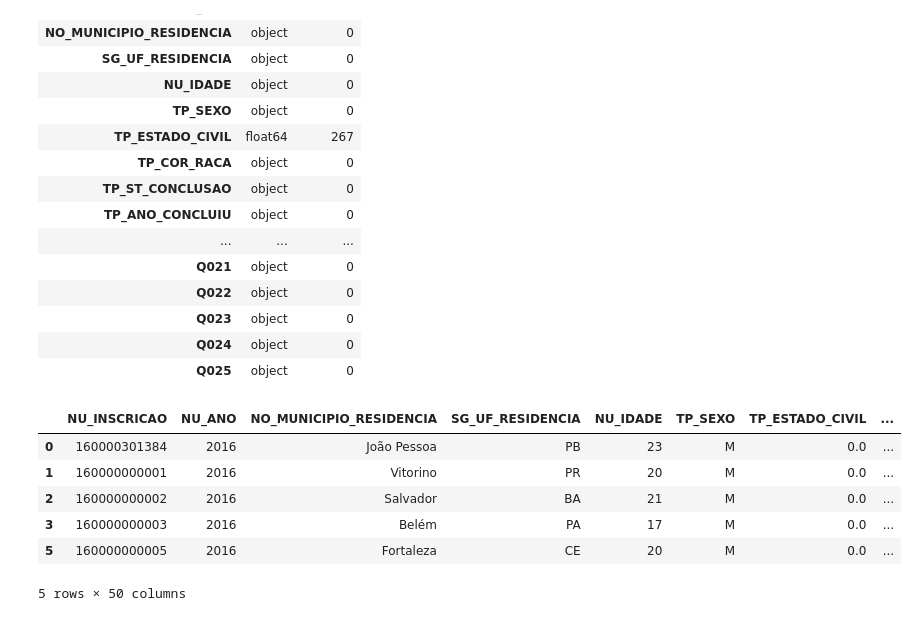
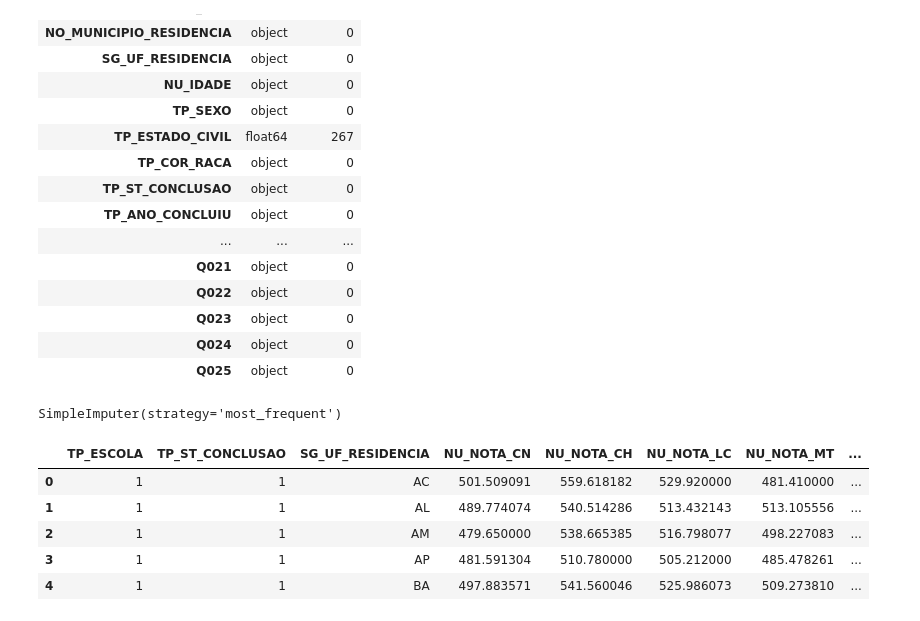
Before and after one commit to Chrystinne/enem, a Jupyter notebook: notebooks/enem_integration.ipynb, the cells around one changed output. Cells and saved outputs as stored; diff of their text form; code cells hidden in the pictures.

```diff
--- a/notebooks/enem_integration.ipynb
+++ b/notebooks/enem_integration.ipynb
@@ -73,10 +72,21 @@ df_final = df_union.dropna(how='any')
-# %%
-df_final.head()
-# %% [output]
-|  | NU_INSCRICAO | NU_ANO | NO_MUNICIPIO_RESIDENCIA | SG_UF_RESIDENCIA | NU_IDADE | TP_SEXO | TP_ESTADO_CIVIL | ... |
-| 0 | 160000301384 | 2016 | João Pessoa | PB | 23 | M | 0.0 | ... |
-| 1 | 160000000001 | 2016 | Vitorino | PR | 20 | M | 0.0 | ... |
-| 2 | 160000000002 | 2016 | Salvador | BA | 21 | M | 0.0 | ... |
-| 3 | 160000000003 | 2016 | Belém | PA | 17 | M | 0.0 | ... |
-| 5 | 160000000005 | 2016 | Fortaleza | CE | 20 | M | 0.0 | ... |
-5 rows × 50 columns
+# %%
+df_final = df_union
+# %%
+imp_ec = SimpleImputer(strategy="most_frequent")
+imp_ec.fit(df_final[['TP_ESTADO_CIVIL']])
+# %% [output]
+SimpleImputer(strategy='most_frequent')
+# %%
+df_final['TP_ESTADO_CIVIL'] = imp_ec.transform(df_final[['TP_ESTADO_CIVIL']])
+# %%
+df_groups = df_final.groupby(['TP_ESCOLA', 'TP_ST_CONCLUSAO', 'SG_UF_RESIDENCIA']).mean().iloc[:,1:]
+df_groups = df_groups.rename_axis(['TP_ESCOLA', 'TP_ST_CONCLUSAO', 'SG_UF_RESIDENCIA']).reset_index()
+# %%
+df_groups.head()
+# %% [output]
+|  | TP_ESCOLA | TP_ST_CONCLUSAO | SG_UF_RESIDENCIA | NU_NOTA_CN | NU_NOTA_CH | NU_NOTA_LC | NU_NOTA_MT | ... |
+| 0 | 1 | 1 | AC | 501.509091 | 559.618182 | 529.920000 | 481.410000 | ... |
+| 1 | 1 | 1 | AL | 489.774074 | 540.514286 | 513.432143 | 513.105556 | ... |
+| 2 | 1 | 1 | AM | 479.650000 | 538.665385 | 516.798077 | 498.227083 | ... |
+| 3 | 1 | 1 | AP | 481.591304 | 510.780000 | 505.212000 | 485.478261 | ... |
+| 4 | 1 | 1 | BA | 497.883571 | 541.560046 | 525.986073 | 509.273810 | ... |
```
Also changed, not shown: parts of 8 cells of this notebook.
